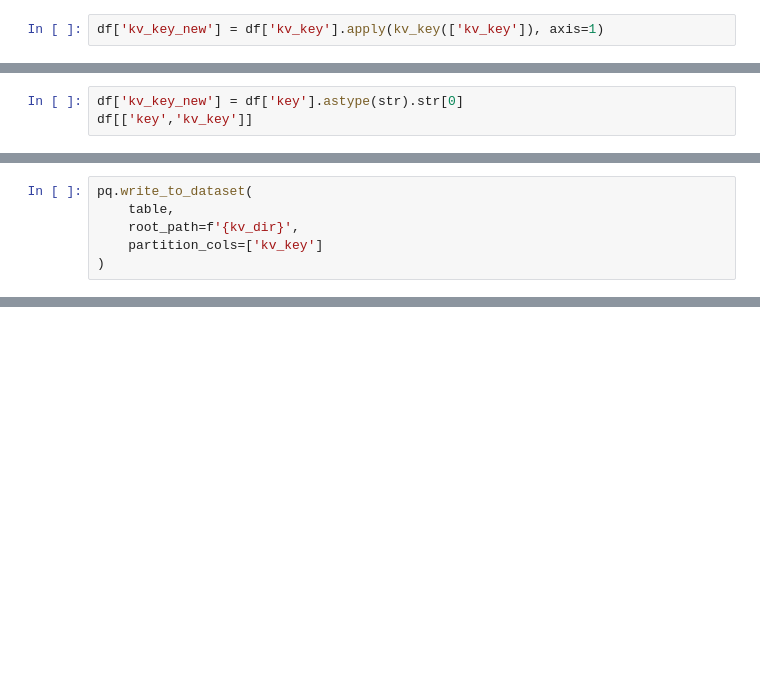
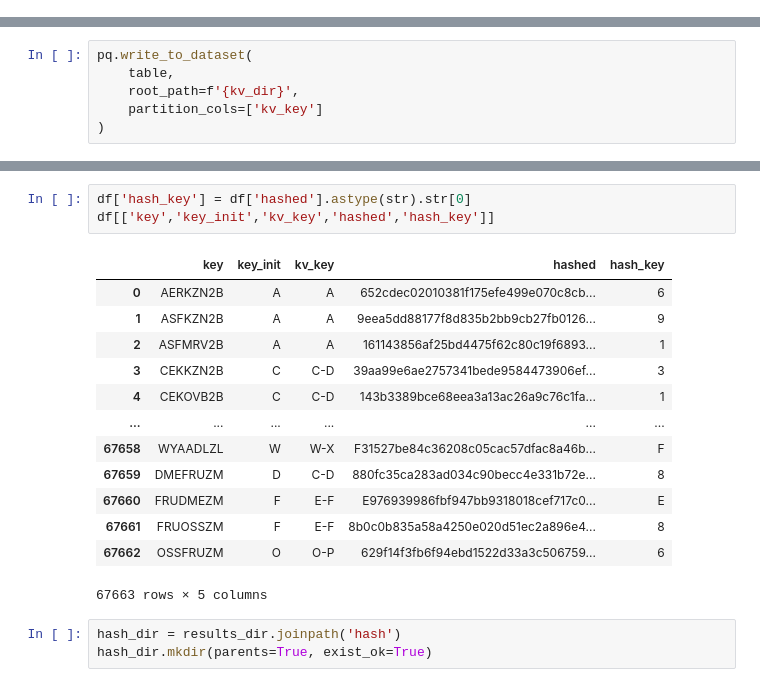
Before and after one commit to samantoz/dsc650, a Jupyter notebook: dsc650/assignments/assignment07/assignment07.ipynb, the cells around one changed output, grey strips where cells are left out. Saved outputs shown, nothing was run; the diff lists cells and outputs as text; blank space fills up the shorter version.

```diff
--- a/dsc650/assignments/assignment07/assignment07.ipynb
+++ b/dsc650/assignments/assignment07/assignment07.ipynb
@@ -172,2 +84,0 @@ NameError: name 'concat' is not defined
-# %%
-df['kv_key_new'] = df['kv_key'].apply(kv_key(['kv_key']), axis=1)
@@ -209,3 +84,0 @@ new_partition
-# %%
-df['kv_key_new'] = df['key'].astype(str).str[0]
-df[['key','kv_key']]
@@ -217,0 +147,20 @@ pq.write_to_dataset(
+# %%
+df['hash_key'] = df['hashed'].astype(str).str[0]
+df[['key','key_init','kv_key','hashed','hash_key']]
+# %% [output]
+|  | key | key_init | kv_key | hashed | hash_key |
+| 0 | AERKZN2B | A | A | 652cdec02010381f175efe499e070c8cb... | 6 |
+| 1 | ASFKZN2B | A | A | 9eea5dd88177f8d835b2bb9cb27fb0126... | 9 |
+| 2 | ASFMRV2B | A | A | 161143856af25bd4475f62c80c19f6893... | 1 |
+| 3 | CEKKZN2B | C | C-D | 39aa99e6ae2757341bede9584473906ef... | 3 |
+| 4 | CEKOVB2B | C | C-D | 143b3389bce68eea3a13ac26a9c76c1fa... | 1 |
+| ... | ... | ... | ... | ... | ... |
+| 67658 | WYAADLZL | W | W-X | F31527be84c36208c05cac57dfac8a46b... | F |
+| 67659 | DMEFRUZM | D | C-D | 880fc35ca283ad034c90becc4e331b72e... | 8 |
+| 67660 | FRUDMEZM | F | E-F | E976939986fbf947bb9318018cef717c0... | E |
+| 67661 | FRUOSSZM | F | E-F | 8b0c0b835a58a4250e020d51ec2a896e4... | 8 |
+| 67662 | OSSFRUZM | O | O-P | 629f14f3fb6f94ebd1522d33a3c506759... | 6 |
+67663 rows × 5 columns
+# %%
+hash_dir = results_dir.joinpath('hash')
+hash_dir.mkdir(parents=True, exist_ok=True)
```
Also changed, not shown: parts of 31 cells of this notebook, 32 other files.
